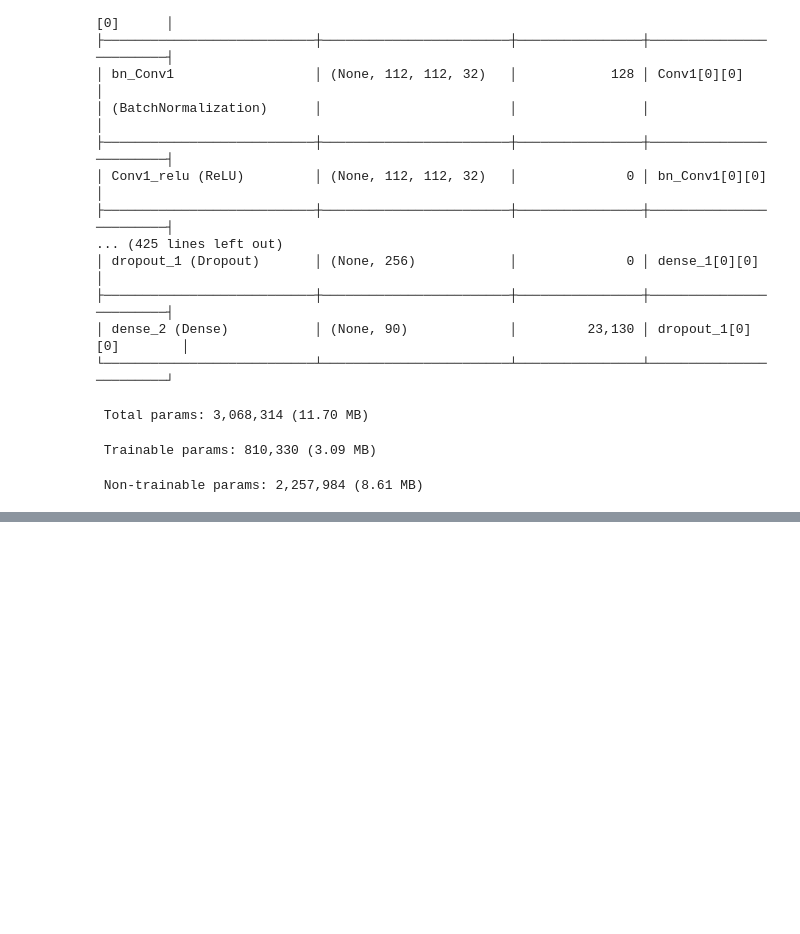
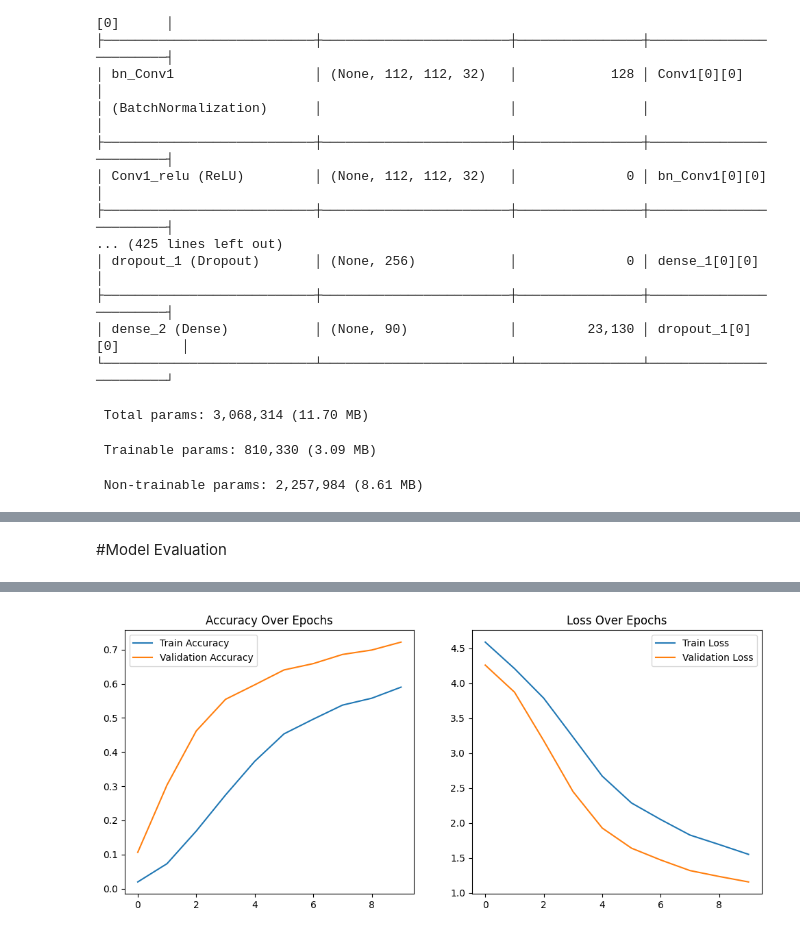
Before and after one commit to raghuvarm17633/Multi-Class-Animal-Recognition-for-Wildlife-ConservationRa, a Jupyter notebook: Multi_Class_Animal_Recognition_for_Wildlife_Conservation.ipynb, the cells around one changed output, grey strips where cells are left out. Cells and saved outputs as stored; diff of their text form; code cells hidden in the pictures; blank space fills up the shorter version.

```diff
--- a/Multi_Class_Animal_Recognition_for_Wildlife_Conservation.ipynb
+++ b/Multi_Class_Animal_Recognition_for_Wildlife_Conservation.ipynb
@@ -152,0 +169,11 @@ Model: "functional"
+# %%
+# Train the model
+EPOCHS = 10
+
+history = model.fit(
+    train_generator,
+    validation_data=val_generator,
+    epochs=EPOCHS,
+    steps_per_epoch=len(train_generator),
+    validation_steps=len(val_generator)
+)
@@ -152,0 +201,23 @@ Model: "functional"
+# %% [markdown]
+#Model Evaluation
+# %%
+# Evaluate on validation set
+val_loss, val_acc = model.evaluate(val_generator)
+print(f"Validation Accuracy: {val_acc * 100:.2f}%")
+
+# Plot training history
+plt.figure(figsize=(12, 5))
+plt.subplot(1, 2, 1)
+plt.plot(history.history["accuracy"], label="Train Accuracy")
+plt.plot(history.history["val_accuracy"], label="Validation Accuracy")
+plt.legend()
+plt.title("Accuracy Over Epochs")
+
+plt.subplot(1, 2, 2)
+plt.plot(history.history["loss"], label="Train Loss")
+plt.plot(history.history["val_loss"], label="Validation Loss")
+plt.legend()
+plt.title("Loss Over Epochs")
+
+plt.show()
+# %% [output]
@@ -152,0 +226 @@ Model: "functional"
+[figure, added]
```
Also changed, not shown: parts of 11 cells of this notebook.
